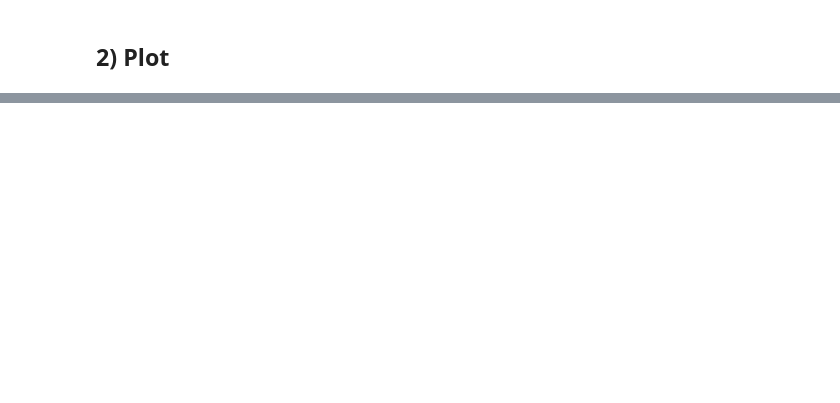
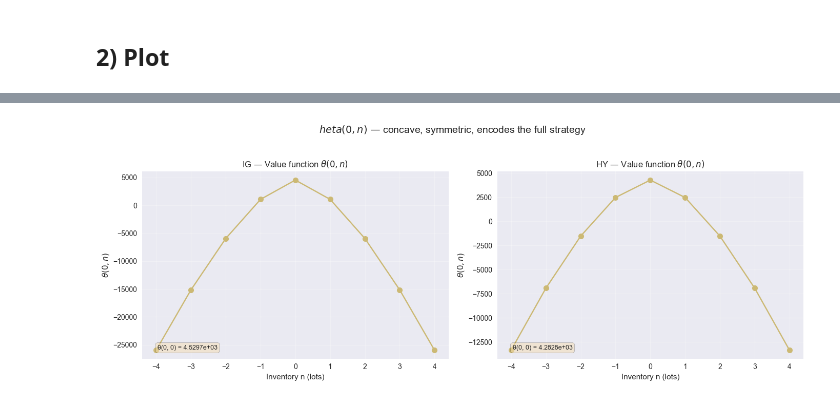
Before and after one commit to hamzaelarji/Market-Microstructure-, a Jupyter notebook: project/notebooks/01_single_asset.ipynb, the cells around one changed output, grey strips where cells are left out. Cells and saved outputs as stored; diff of their text form; code cells hidden in the pictures; blank space fills up the shorter version.

```diff
--- a/project/notebooks/01_single_asset.ipynb
+++ b/project/notebooks/01_single_asset.ipynb
@@ -135,0 +244,24 @@ plot_asset(sol_ig, IG, "IG")
+# %%
+fig, axes = plt.subplots(1, 2, figsize=(14, 5))
+
+for ax, sol, params, name in [(axes[0], sol_ig, IG, "IG"), (axes[1], sol_hy, HY, "HY")]:
+    lots = sol["lots"]
+    theta_0 = sol["theta"][0, :]
+
+    ax.plot(lots, theta_0, "o-", markersize=8, color="C4")
+    ax.set_xlabel("Inventory n (lots)", fontsize=11)
+    ax.set_ylabel(r"$\theta(0, n)$", fontsize=11)
+    ax.set_title(f"{name} — Value function $\\theta(0, n)$", fontsize=12)
+    ax.grid(alpha=0.3)
+
+    # Show that it's symmetric and concave
+    ax.text(0.05, 0.05, f"θ(0, 0) = {theta_0[int(params['Q'])]:.4e}",
+            transform=ax.transAxes, fontsize=9,
+            bbox=dict(boxstyle="round", facecolor="wheat", alpha=0.5))
+
+fig.suptitle(r"$	heta(0, n)$ — concave, symmetric, encodes the full strategy",
+             fontsize=14, y=1.03)
+fig.tight_layout()
+plt.show()
+# %% [output]
+[figure, added]
```
Also changed, not shown: parts of 22 cells of this notebook, 14 other files.
